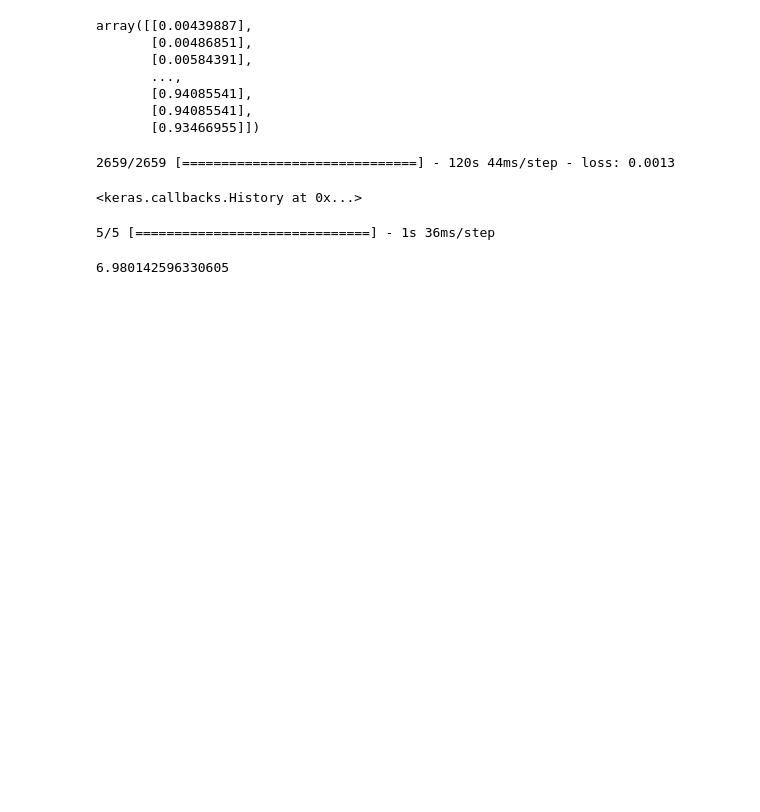
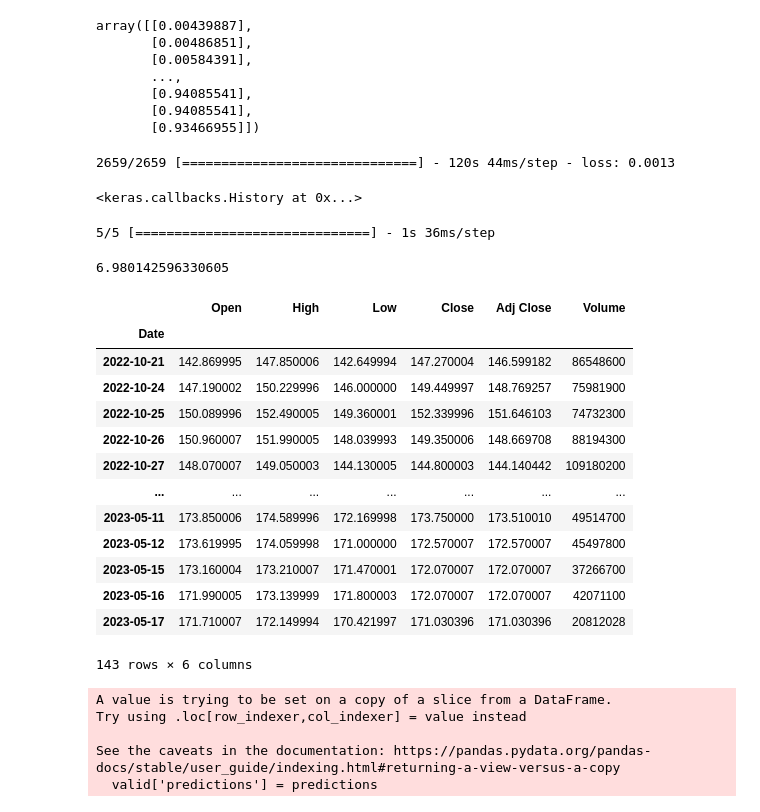
Before and after one commit to earo12/Stock-Market-Analysis, a Jupyter notebook: Stock_Market_Analysis.ipynb, the cells around one changed output. Cells and saved outputs as stored; diff of their text form; code cells hidden in the pictures; blank space fills up the shorter version.

Commit message:
Predictions row added to the validation dataframe

```diff
--- a/Stock_Market_Analysis.ipynb
+++ b/Stock_Market_Analysis.ipynb
@@ -342,3 +342,28 @@ print(rmse)
 train = df[:train_data_]
 # %%
 valid = df[train_data_:]
+# %%
+valid
+# %% [output]
+|  | Open | High | Low | Close | Adj Close | Volume |
+| Date |  |  |  |  |  |  |
+| 2022-10-21 | 142.869995 | 147.850006 | 142.649994 | 147.270004 | 146.599182 | 86548600 |
+| 2022-10-24 | 147.190002 | 150.229996 | 146.000000 | 149.449997 | 148.769257 | 75981900 |
+| 2022-10-25 | 150.089996 | 152.490005 | 149.360001 | 152.339996 | 151.646103 | 74732300 |
+| 2022-10-26 | 150.960007 | 151.990005 | 148.039993 | 149.350006 | 148.669708 | 88194300 |
+| 2022-10-27 | 148.070007 | 149.050003 | 144.130005 | 144.800003 | 144.140442 | 109180200 |
+| ... | ... | ... | ... | ... | ... | ... |
+| 2023-05-11 | 173.850006 | 174.589996 | 172.169998 | 173.750000 | 173.510010 | 49514700 |
+| 2023-05-12 | 173.619995 | 174.059998 | 171.000000 | 172.570007 | 172.570007 | 45497800 |
+| 2023-05-15 | 173.160004 | 173.210007 | 171.470001 | 172.070007 | 172.070007 | 37266700 |
+| 2023-05-16 | 171.990005 | 173.139999 | 171.800003 | 172.070007 | 172.070007 | 42071100 |
+| 2023-05-17 | 171.710007 | 172.149994 | 170.421997 | 171.030396 | 171.030396 | 20812028 |
+143 rows × 6 columns
+# %%
+valid['predictions'] = predictions
+# %% [output]
+A value is trying to be set on a copy of a slice from a DataFrame.
+Try using .loc[row_indexer,col_indexer] = value instead
+
+See the caveats in the documentation: https://pandas.pydata.org/pandas-docs/stable/user_guide/indexing.html#returning-a-view-versus-a-copy
+  valid['predictions'] = predictions
```
